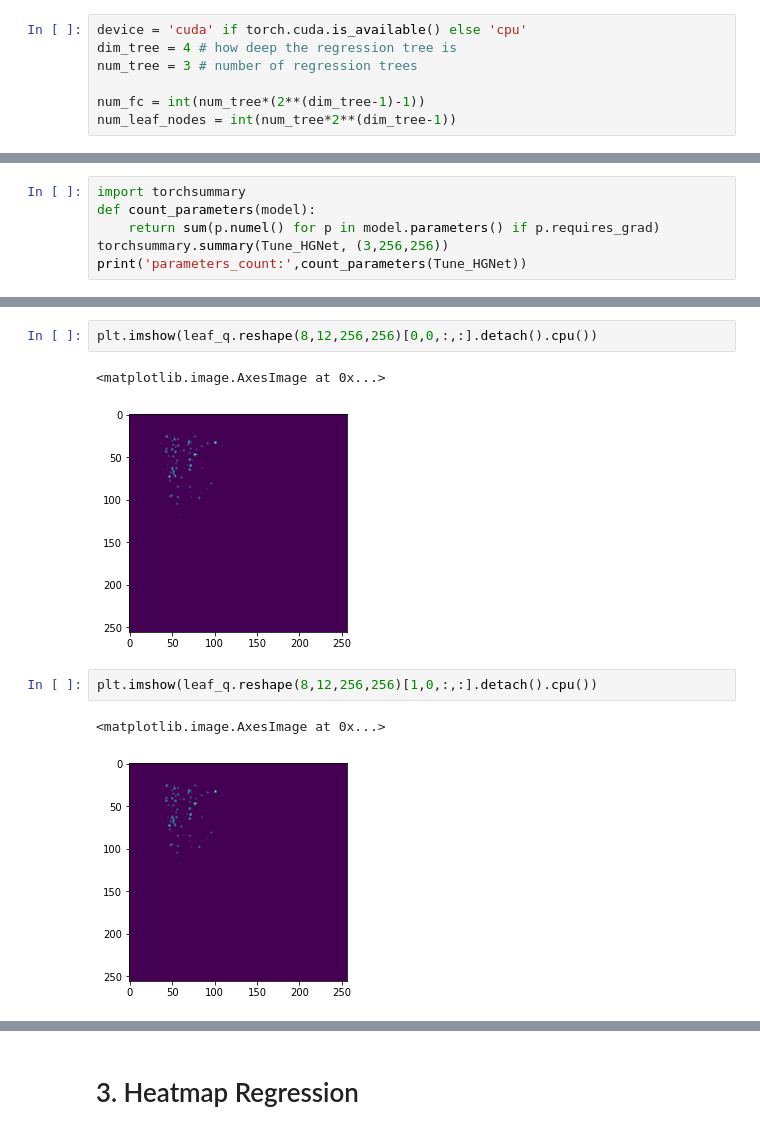
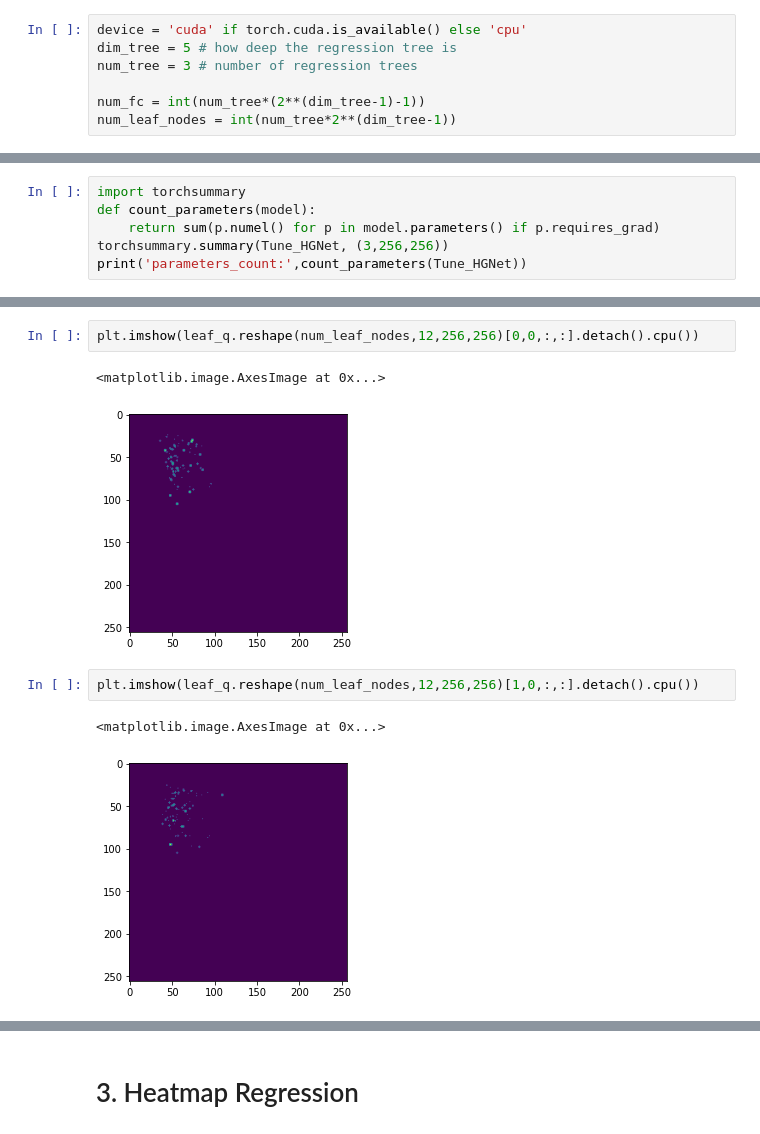
Before and after one commit to Pengchengzhi/Face-Alignment-DRF, a Jupyter notebook: Heatmap_each.ipynb, the cells around one changed output, grey strips where cells are left out. Drawn from its saved outputs; the diff is of its cells as text.

```diff
--- a/Heatmap_each.ipynb
+++ b/Heatmap_each.ipynb
@@ -50,7 +50,7 @@ from utils.hourglass import *
 from utils.dataloader import *
 # %%
 device = 'cuda' if torch.cuda.is_available() else 'cpu'
-dim_tree = 4 # how deep the regression tree is
+dim_tree = 5 # how deep the regression tree is
 num_tree = 3 # number of regression trees
 
 num_fc = int(num_tree*(2**(dim_tree-1)-1))
@@ -482,10 +580,10 @@ plt.imshow(plot_heatmaps[ith,:,:])
 # %%
-plt.imshow(leaf_q.reshape(8,12,256,256)[0,0,:,:].detach().cpu())
+plt.imshow(leaf_q.reshape(num_leaf_nodes,12,256,256)[0,0,:,:].detach().cpu())
 # %% [output]
 <matplotlib.image.AxesImage at 0x...>
-[figure, old version]
+[figure, new version]
 # %%
-plt.imshow(leaf_q.reshape(8,12,256,256)[1,0,:,:].detach().cpu())
+plt.imshow(leaf_q.reshape(num_leaf_nodes,12,256,256)[1,0,:,:].detach().cpu())
 # %% [output]
 <matplotlib.image.AxesImage at 0x...>
-[figure, old version]
+[figure, new version]
```
Also changed, not shown: parts of 32 cells of this notebook.
